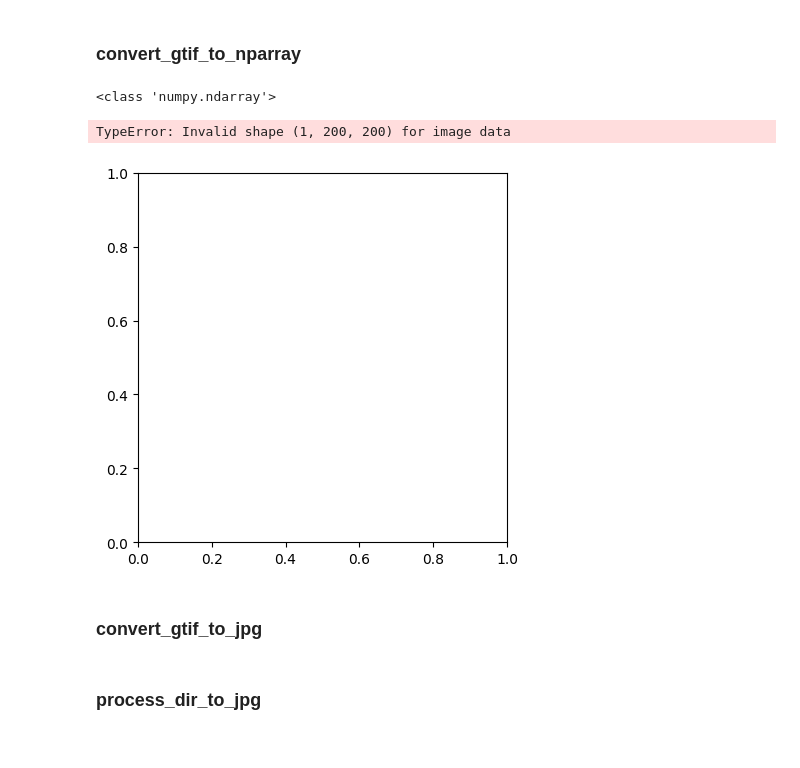
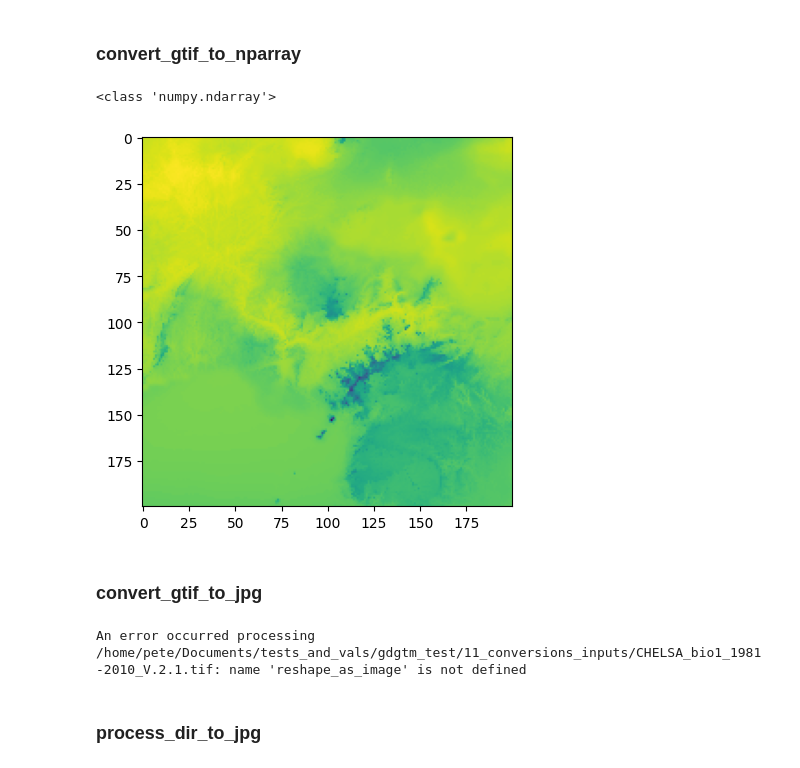
Before and after one commit to pete-jacobsson/gdgtm, a Jupyter notebook: gdgtm_test_script.ipynb, the cells around one changed output. Saved outputs shown, nothing was run; the diff lists cells and outputs as text; code cells hidden in the pictures.

```diff
--- a/gdgtm_test_script.ipynb
+++ b/gdgtm_test_script.ipynb
@@ -540,20 +540,31 @@ print(src_paths)
 # %%
 with rasterio.open(src_paths[0]) as src:
     # Access dimensions
     width = src.width
     height = src.height
 
-test_array = gdgtm.convert_gtif_to_nparray(src_paths[0], height, width)
+try:
+    test_array = gdgtm.convert_gtif_to_nparray(src_paths[0], height, width)
+except Exception as e:
+    print(e)
 
 print(type(test_array))
 plt.imshow(test_array, cmap='viridis')
 plt.show()
 # %% [output]
 <class 'numpy.ndarray'>
-TypeError: Invalid shape (1, 200, 200) for image data
-[figure, old version]
+[figure, new version]
 # %% [markdown]
 ### convert_gtif_to_jpg
+# %%
+dst_path = os.path.join(test_path, subdir_names[10], conversion_files[0])
+
+try:
+    gdgtm.convert_gtif_to_jpg(src_paths[0], dst_path)
+except Exception as e:
+    print(e)
+# %% [output]
+An error occurred processing /home/pete/Documents/tests_and_vals/gdgtm_test/11_conversions_inputs/CHELSA_bio1_1981-2010_V.2.1.tif: name 'reshape_as_image' is not defined
 # %% [markdown]
 ### process_dir_to_jpg
 # %% [markdown]
```
Also changed, not shown: 3 other files.
